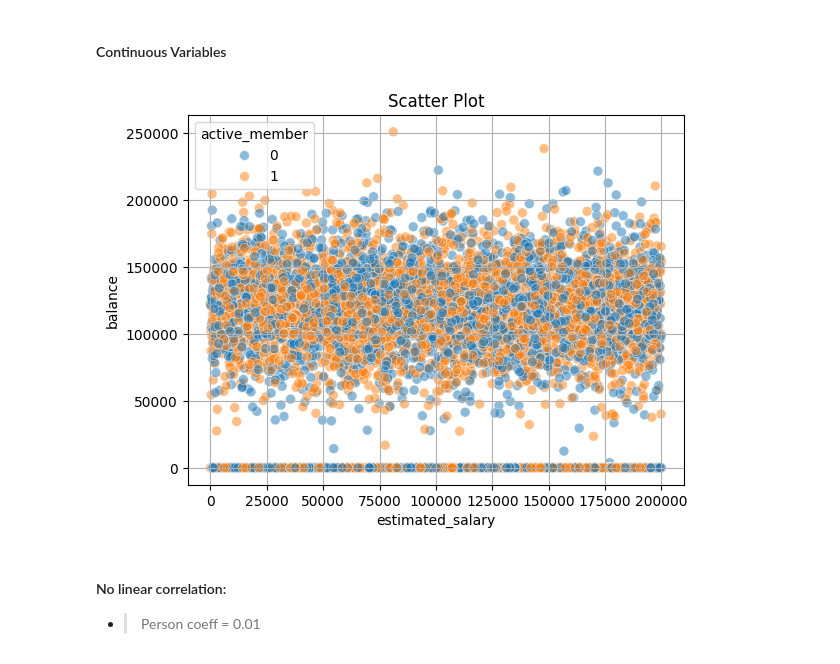
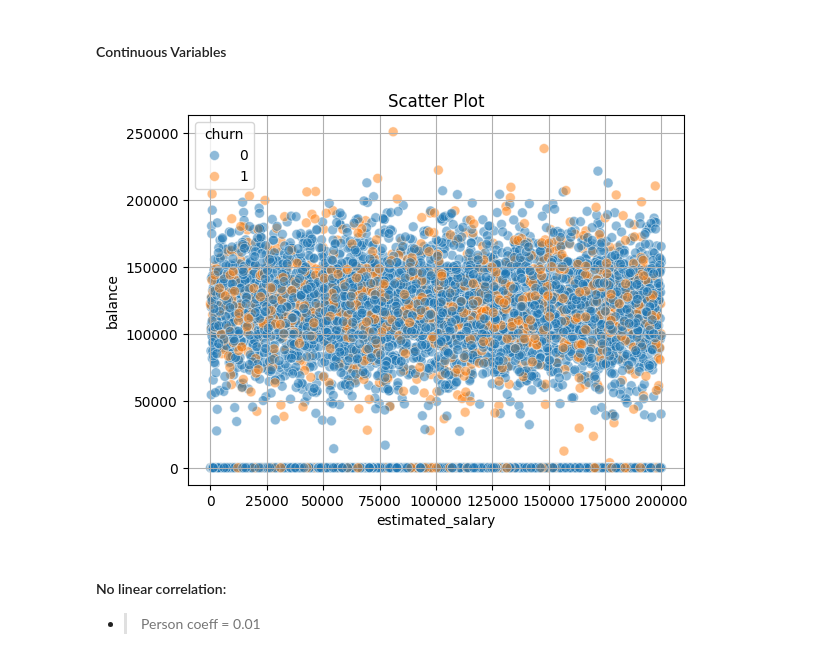
Before and after one commit to PierD86/bank-churn-prediction, a Jupyter notebook: notebooks/01_EDA.ipynb, the cells around one changed output. Cells and saved outputs as stored; diff of their text form; code cells hidden in the pictures.

```diff
--- a/notebooks/01_EDA.ipynb
+++ b/notebooks/01_EDA.ipynb
@@ -83,15 +94,15 @@ plt.tight_layout();
 # %% [markdown]
 #### Continuous Variables
 # %%
-sns.scatterplot(data=X_train, x="estimated_salary", y="balance", hue="active_member", alpha=0.5, s=50, edgecolor='w')
+sns.scatterplot(data=data_train, x="estimated_salary", y="balance", hue="churn", alpha=0.5, s=50, edgecolor='w')
 plt.xlabel("estimated_salary")
 plt.ylabel("balance")
 plt.title("Scatter Plot")
-plt.legend(title="active_member")
+plt.legend(title="churn")
 plt.grid(True)
 plt.tight_layout;
 # %% [output]
-[figure, old version]
+[figure, new version]
 # %% [markdown]
 #### No linear correlation:
  - > Person coeff = 0.01
```
Also changed, not shown: parts of 6 cells of this notebook, 2 other files.
